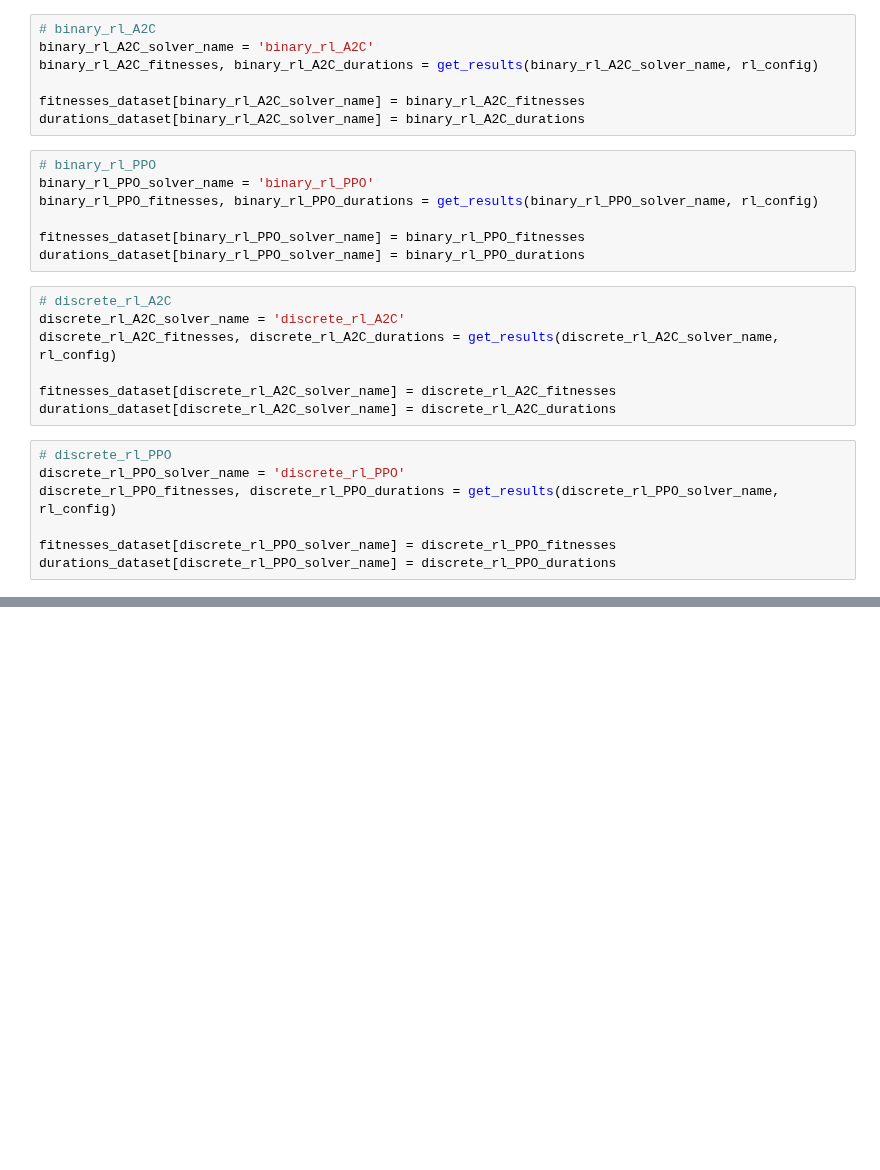
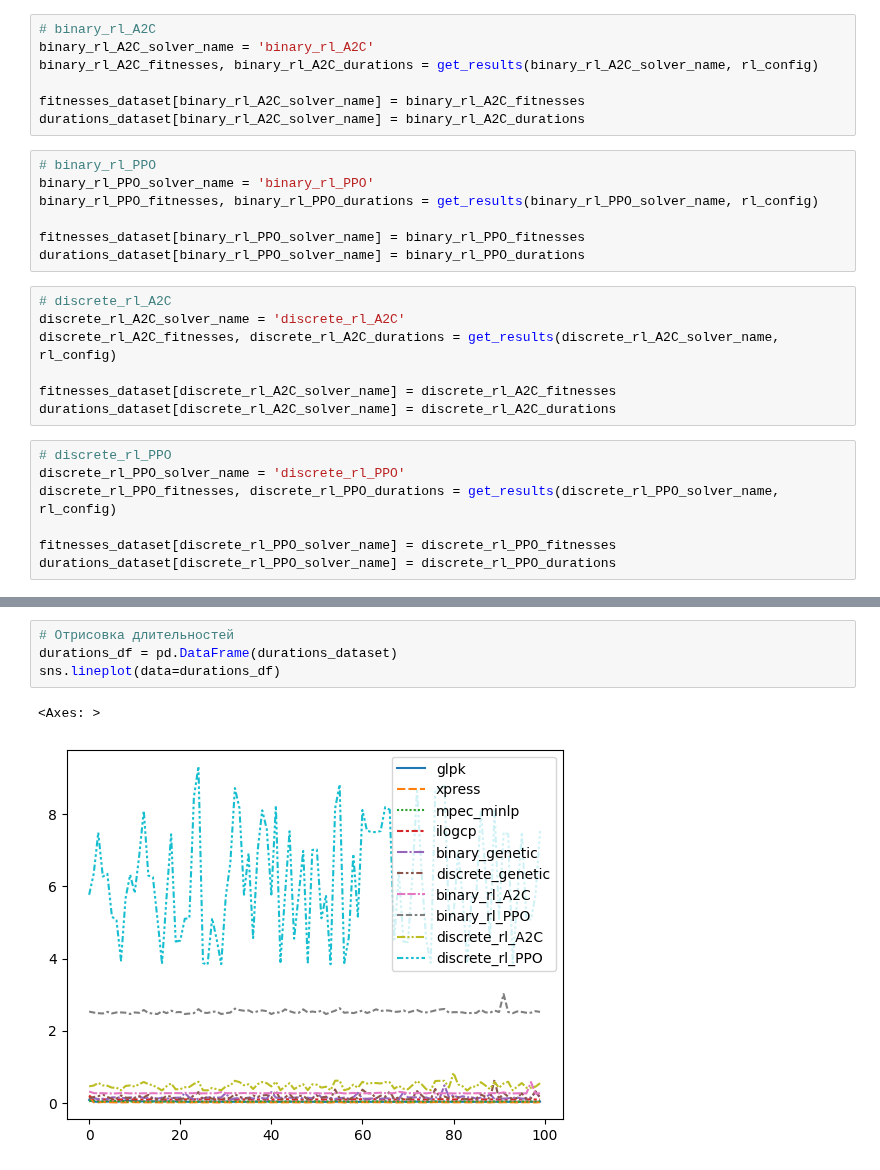
Before and after one commit to Dambr/yewking, a Jupyter notebook: task_description/draw_dataset.ipynb, the cells around one changed output, grey strips where cells are left out. Drawn from its saved outputs; the diff is of its cells as text; blank space fills up the shorter version.

```diff
--- a/task_description/draw_dataset.ipynb
+++ b/task_description/draw_dataset.ipynb
@@ -183,0 +177,7 @@ draw_sns_dataset(durations_dataset, 'durations', 'duration, sec')
+# %%
+# Отрисовка длительностей
+durations_df = pd.DataFrame(durations_dataset)
+sns.lineplot(data=durations_df)
+# %% [output]
+<Axes: >
+[figure, added]
```
Also changed, not shown: parts of 10 cells of this notebook.
